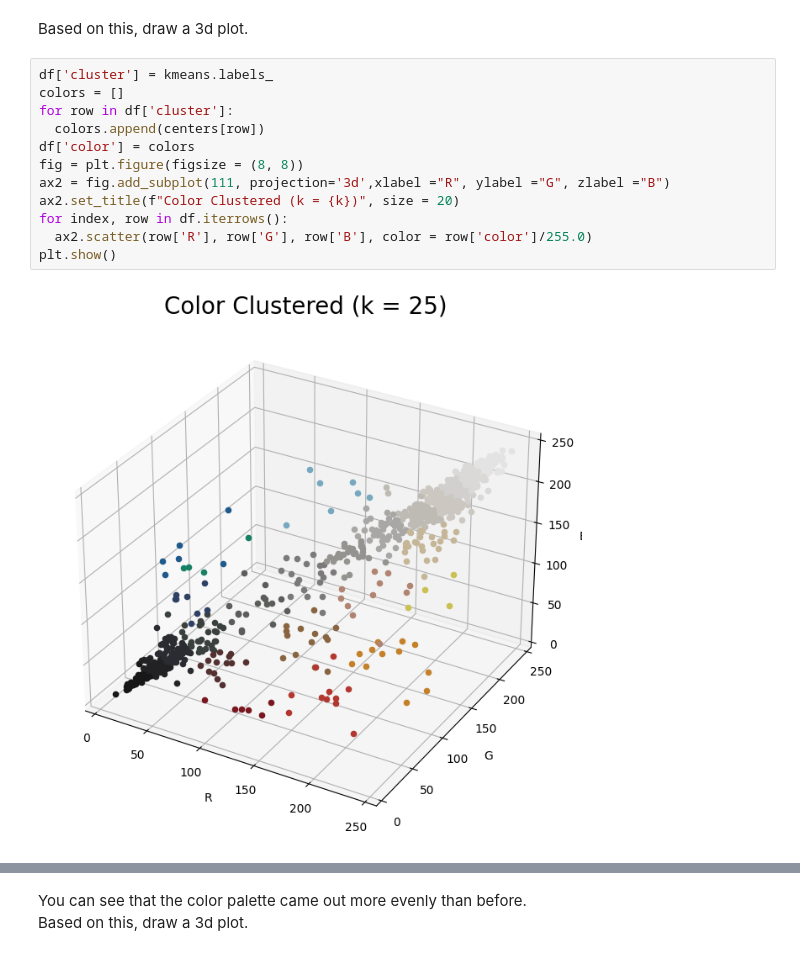
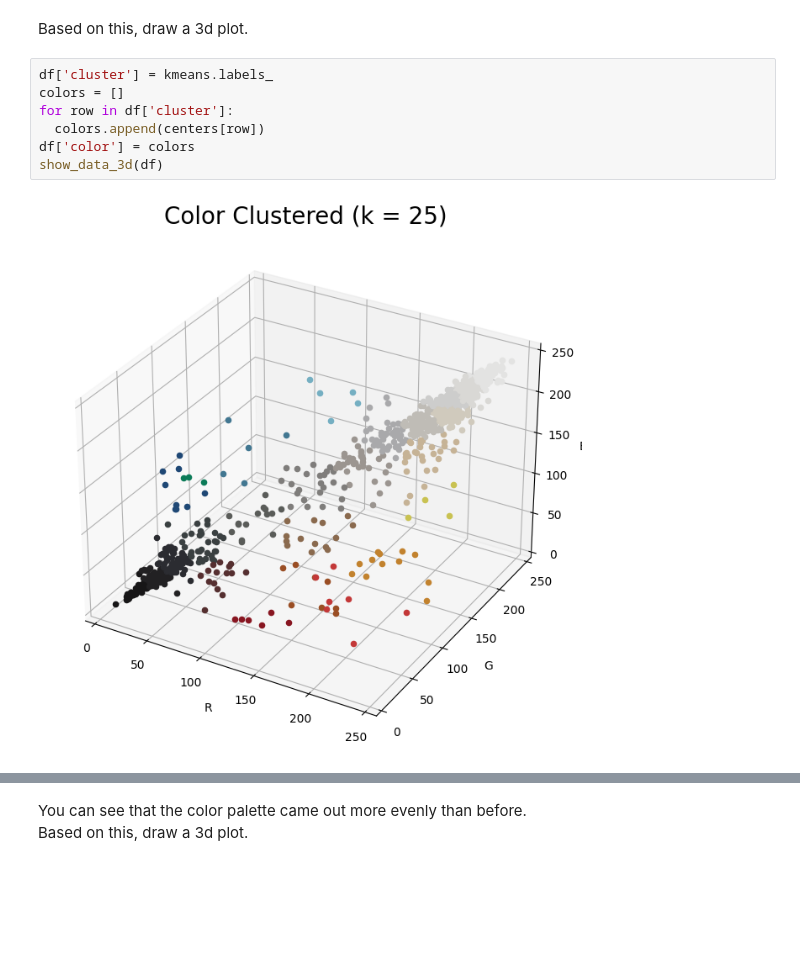
Before and after one commit to jrsky723/ShoeColor, a Jupyter notebook: color/ColorClustering.ipynb, the cells around one changed output, grey strips where cells are left out. Cells and saved outputs as stored; diff of their text form; blank space fills up the shorter version.

```diff
--- a/color/ColorClustering.ipynb
+++ b/color/ColorClustering.ipynb
@@ -147,19 +155,14 @@ plt.imshow(arr_2d)
 # %% [markdown]
 Based on this, draw a 3d plot.
-# %%
-df['cluster'] = kmeans.labels_
-colors = []
-for row in df['cluster']:
-  colors.append(centers[row])
-df['color'] = colors
-fig = plt.figure(figsize = (8, 8))
-ax2 = fig.add_subplot(111, projection='3d',xlabel ="R", ylabel ="G", zlabel ="B")
-ax2.set_title(f"Color Clustered (k = {k})", size = 20)
-for index, row in df.iterrows():
-  ax2.scatter(row['R'], row['G'], row['B'], color = row['color']/255.0)
-plt.show()
-# %% [output]
-[figure, removed]
+# %%
+df['cluster'] = kmeans.labels_
+colors = []
+for row in df['cluster']:
+  colors.append(centers[row])
+df['color'] = colors
+show_data_3d(df)
+# %% [output]
+[figure, added]
 # %% [markdown]
 Although we got 25 colors from 1000 colors, <B>there are too many similar colors</B>.
 > * To solve this problem, I found that multiple clustering will solve this.
```
Also changed, not shown: parts of 18 cells of this notebook, 7 other files.
